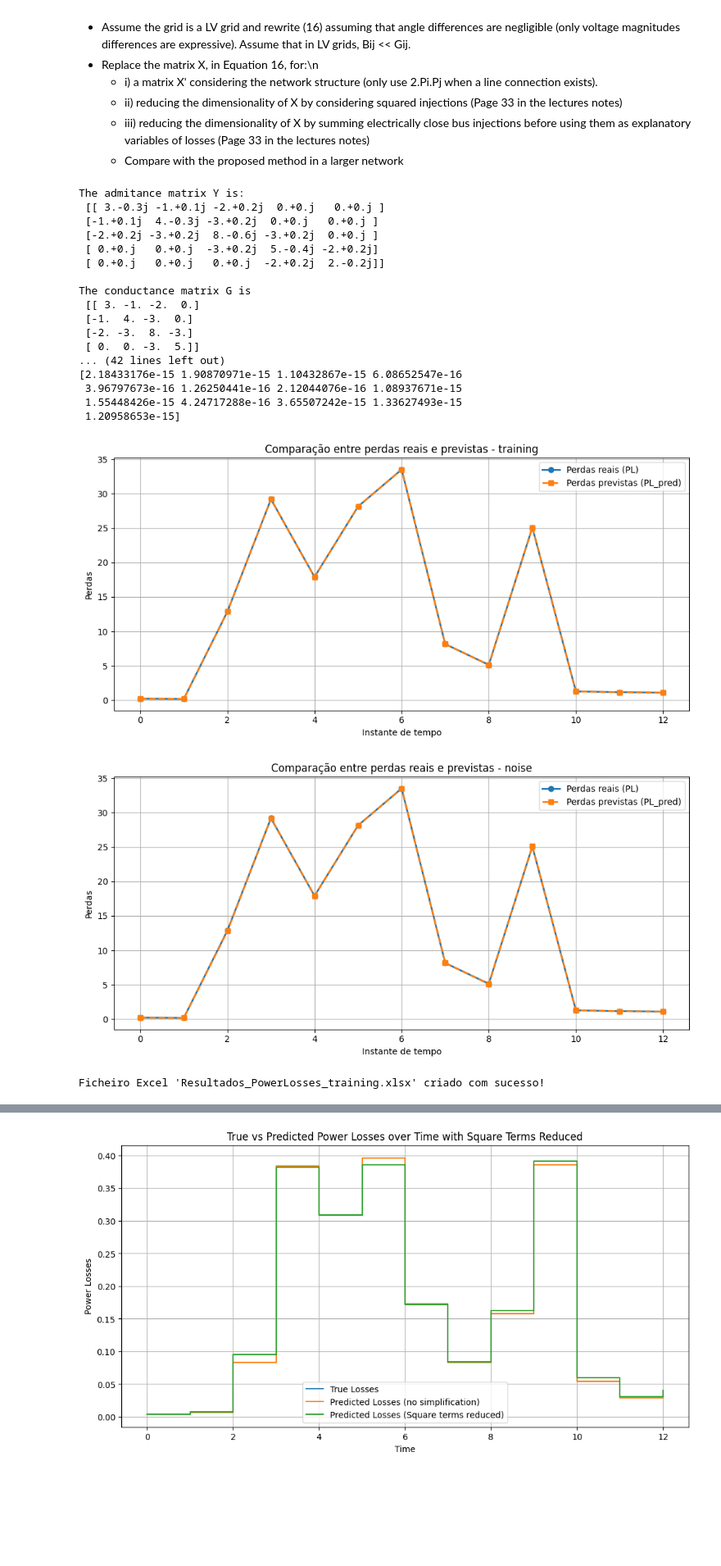
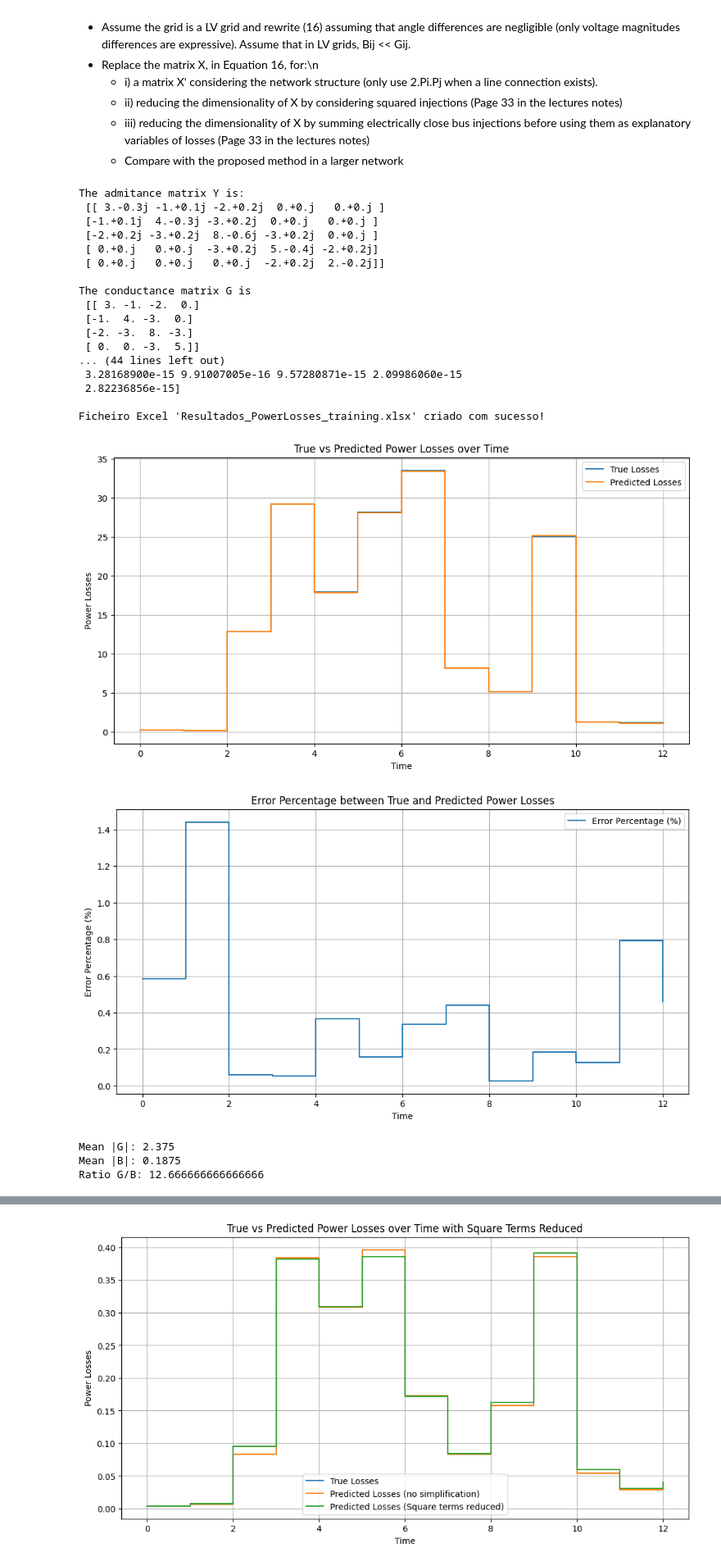
Before and after one commit to matildeaugusto/ADRI, a Jupyter notebook: 2/Class2_Students.ipynb, the cells around one changed output, grey strips where cells are left out. Shown at 82% size. Cells and saved outputs as stored; diff of their text form; code cells hidden in the pictures; blank space fills up the shorter version.

```diff
--- a/2/Class2_Students.ipynb
+++ b/2/Class2_Students.ipynb
@@ -591,7 +615,7 @@ Some ideas:
 # %%
 Y_LV=np.zeros((nBus,nBus), dtype=complex)
 
-# LV Grid: G >> B - SO ALTEREI AQUI
+# LV Grid: G >> B
 for i in range(Net_Info.shape[0]):
     y_aux = Net_Info[i,2].replace(",",".")
     y_aux = y_aux.replace("i","j")
@@ -718,27 +742,6 @@ print(erro_abs)
 print("\nErro relativo:")
 print(erro_rel)
 
-plt.figure(figsize=(10,5))
-plt.plot(PL_lv, 'o-', label='Perdas reais (PL)', linewidth=2)
-plt.plot(PL_lv_pred, 's--', label='Perdas previstas (PL_pred)', linewidth=2)
-plt.xlabel("Instante de tempo")
-plt.ylabel("Perdas")
-plt.title("Comparação entre perdas reais e previstas - training")
-plt.grid(True)
-plt.legend()
-plt.tight_layout()
-plt.show()
-
-plt.figure(figsize=(10,5))
-plt.plot(PL_lv, 'o-', label='Perdas reais (PL)', linewidth=2)
-plt.plot(PL_lv_noisy_pred, 's--', label='Perdas previstas (PL_pred)', linewidth=2)
-plt.xlabel("Instante de tempo")
-plt.ylabel("Perdas")
-plt.title("Comparação entre perdas reais e previstas - noise")
-plt.grid(True)
-plt.legend()
-plt.tight_layout()
-plt.show()
 
 df = pd.DataFrame({
     "PL_real": PL_lv,
@@ -765,38 +768,40 @@ plt.title('True vs Predicted Power Losses over Time')
 plt.legend()
 plt.grid(True)
 plt.show()
 
 error_percent_lv = abs((PL_lv_noisy_pred - PL_lv) / PL_lv * 100)
 plt.figure(figsize=(12, 6))
 plt.step(range(time), error_percent_lv, label='Error Percentage (%)', where='post')
 plt.xlabel('Time')
 plt.ylabel('Error Percentage (%)')
 plt.title('Error Percentage between True and Predicted Power Losses')
 plt.legend()
 plt.grid(True)
 plt.show()
 
 print("Mean |G|:", np.mean(np.abs(G_lv)))
 print("Mean |B|:", np.mean(np.abs(B_lv)))
 print("Ratio G/B:", np.mean(np.abs(G_lv))/np.mean(np.abs(B_lv)))
 # %% [output]
 The admitance matrix Y is:
  [[ 3.-0.3j -1.+0.1j -2.+0.2j  0.+0.j   0.+0.j ]
  [-1.+0.1j  4.-0.3j -3.+0.2j  0.+0.j   0.+0.j ]
  [-2.+0.2j -3.+0.2j  8.-0.6j -3.+0.2j  0.+0.j ]
  [ 0.+0.j   0.+0.j  -3.+0.2j  5.-0.4j -2.+0.2j]
  [ 0.+0.j   0.+0.j   0.+0.j  -2.+0.2j  2.-0.2j]]
 
 The conductance matrix G is
  [[ 3. -1. -2.  0.]
  [-1.  4. -3.  0.]
  [-2. -3.  8. -3.]
  [ 0.  0. -3.  5.]]
-... (42 lines left out)
-[2.18433176e-15 1.90870971e-15 1.10432867e-15 6.08652547e-16
- 3.96797673e-16 1.26250441e-16 2.12044076e-16 1.08937671e-15
- 1.55448426e-15 4.24717288e-16 3.65507242e-15 1.33627493e-15
- 1.20958653e-15]
+... (44 lines left out)
+ 3.28168900e-15 9.91007005e-16 9.57280871e-15 2.09986060e-15
+ 2.82236856e-15]
+
+Ficheiro Excel 'Resultados_PowerLosses_training.xlsx' criado com sucesso!
-[figure, old version]
+[figure, new version]
-[figure, old version]
+[figure, new version]
-Ficheiro Excel 'Resultados_PowerLosses_training.xlsx' criado com sucesso!
+Mean |G|: 2.375
+Mean |B|: 0.1875
+Ratio G/B: 12.666666666666666
```
Also changed, not shown: parts of 11 cells of this notebook.
